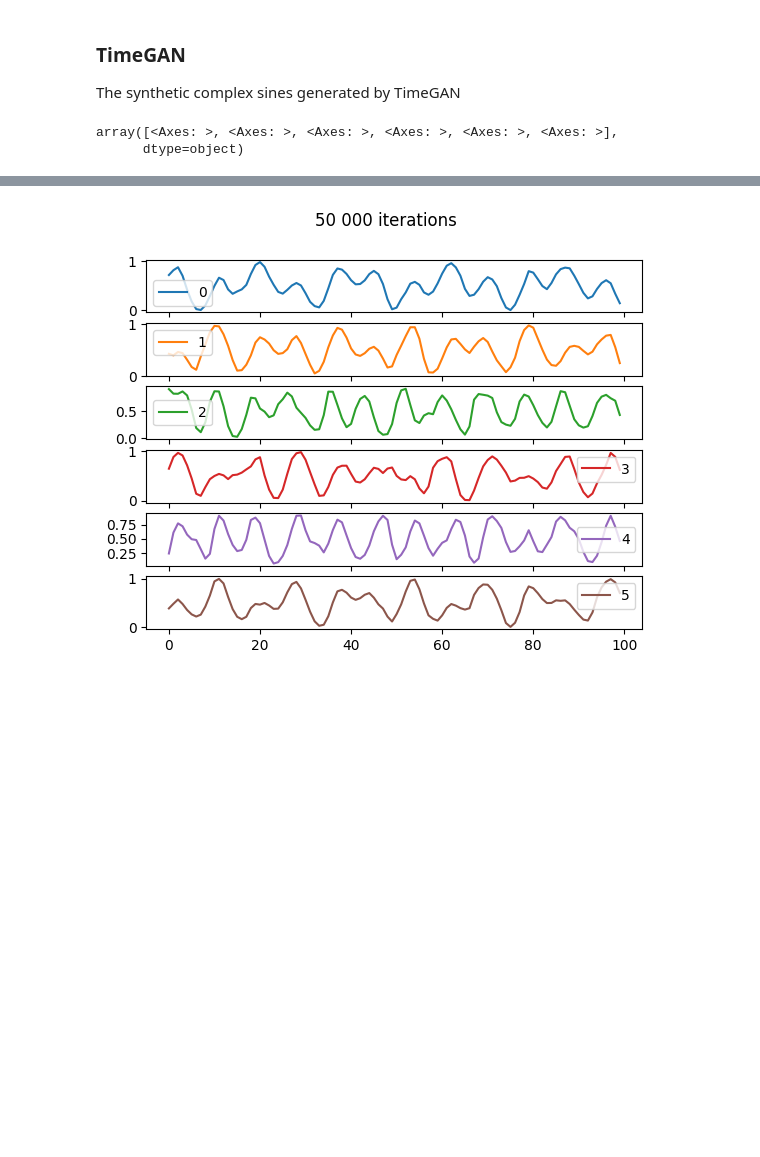
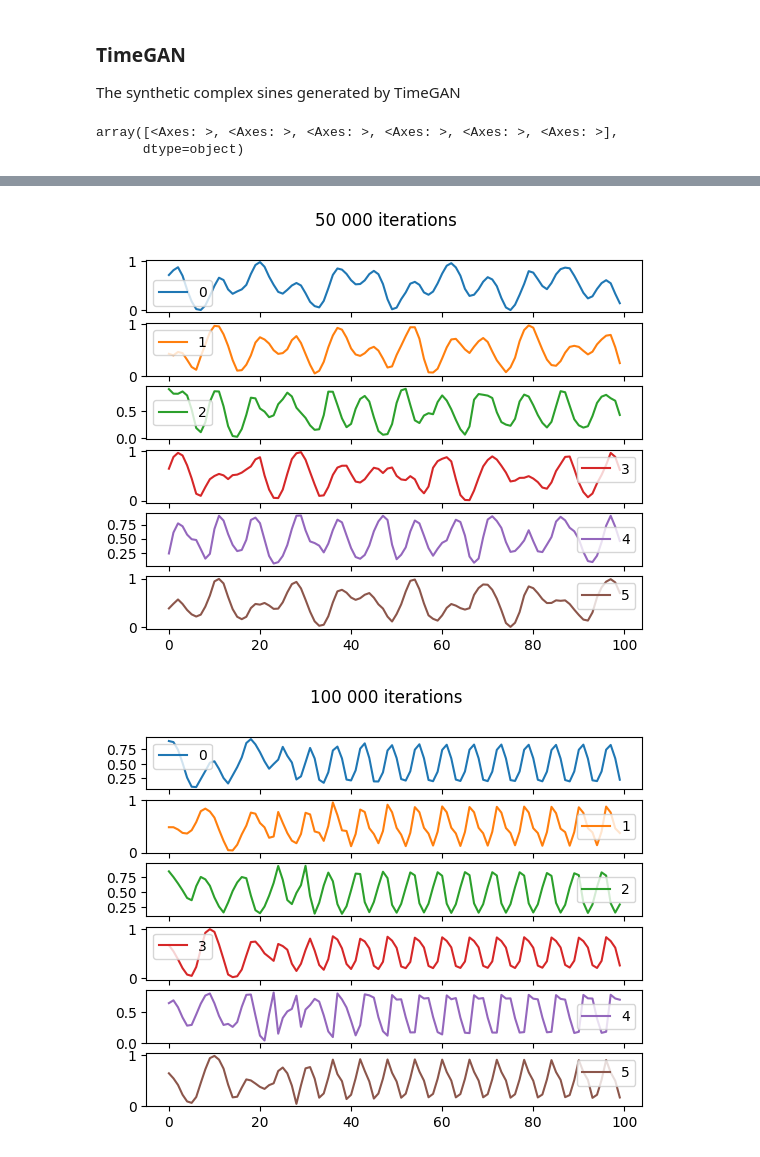
Before and after one commit to fredrikSveen/MSc_time_series_GAN, a Jupyter notebook: generated_complex_sines.ipynb, the cells around one changed output, grey strips where cells are left out. Drawn from its saved outputs; the diff is of its cells as text; code cells hidden in the pictures; blank space fills up the shorter version.

Commit message:
Checking the 100k timegan

```diff
--- a/generated_complex_sines.ipynb
+++ b/generated_complex_sines.ipynb
@@ -27,17 +27,22 @@ with open('synthetic_complex_sines/timegan/comp_syn_sine_10000_6_100_110524_17h2
     syn_comp_10000_6 = json.load(file)
 with open('synthetic_complex_sines/timegan/comp_syn_sine_50000_6_100_120524_08h13.json', 'r') as file:
     syn_comp_50000_6 = json.load(file)
+with open('synthetic_complex_sines/timegan/comp_syn_sine_100000_6_100_140524_12h06.json', 'r') as file:
+    syn_comp_100k_6 = json.load(file)
 
 df_syn_comp_1000_6 = pd.DataFrame(syn_comp_1000_6[0])
 df_syn_comp_10000_6 = pd.DataFrame(syn_comp_10000_6[0])
 df_syn_comp_50000_6 = pd.DataFrame(syn_comp_50000_6[0])
+df_syn_comp_100k_6 = pd.DataFrame(syn_comp_100k_6[0])
 # %%
 df_syn_comp_1000_6.plot(subplots=True, title="1000 iterations")
 df_syn_comp_10000_6.plot(subplots=True, title="10 000 iterations")
 df_syn_comp_50000_6.plot(subplots=True, title="50 000 iterations")
+df_syn_comp_100k_6.plot(subplots=True, title="100 000 iterations")
 # %% [output]
 array([<Axes: >, <Axes: >, <Axes: >, <Axes: >, <Axes: >, <Axes: >],
       dtype=object)
 [figure]
 [figure]
 [figure]
+[figure, added]
```
Also changed, not shown: 1 other file.
